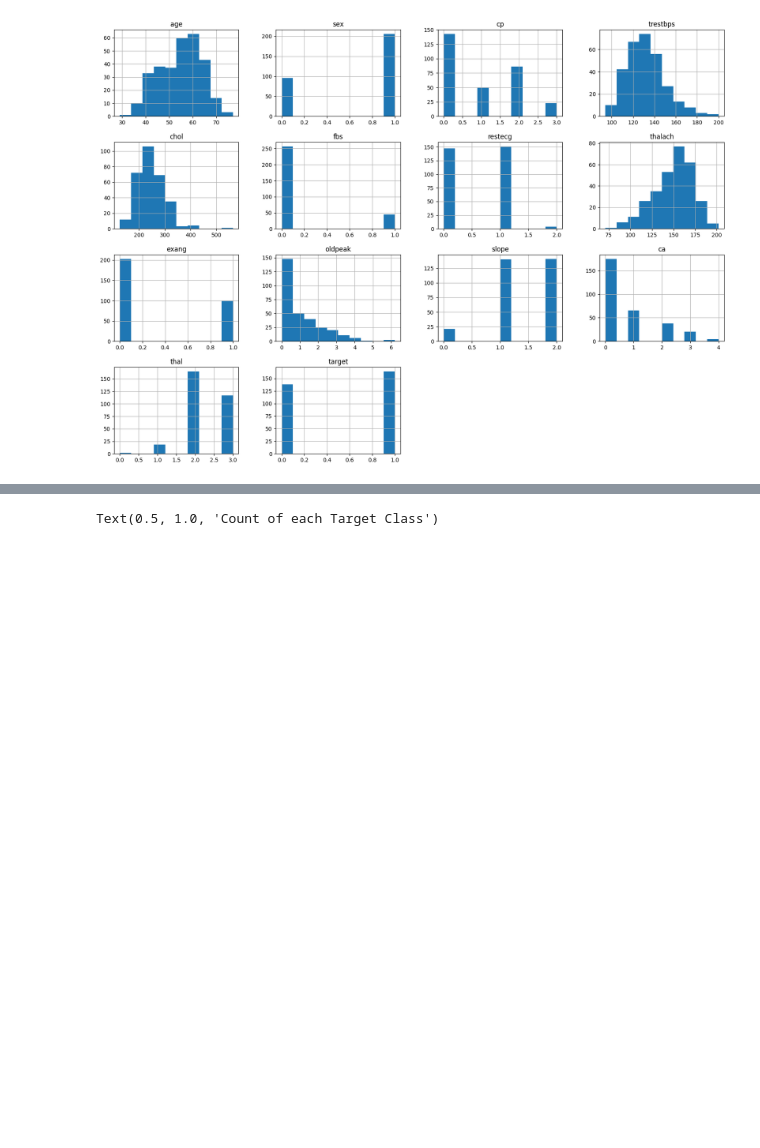
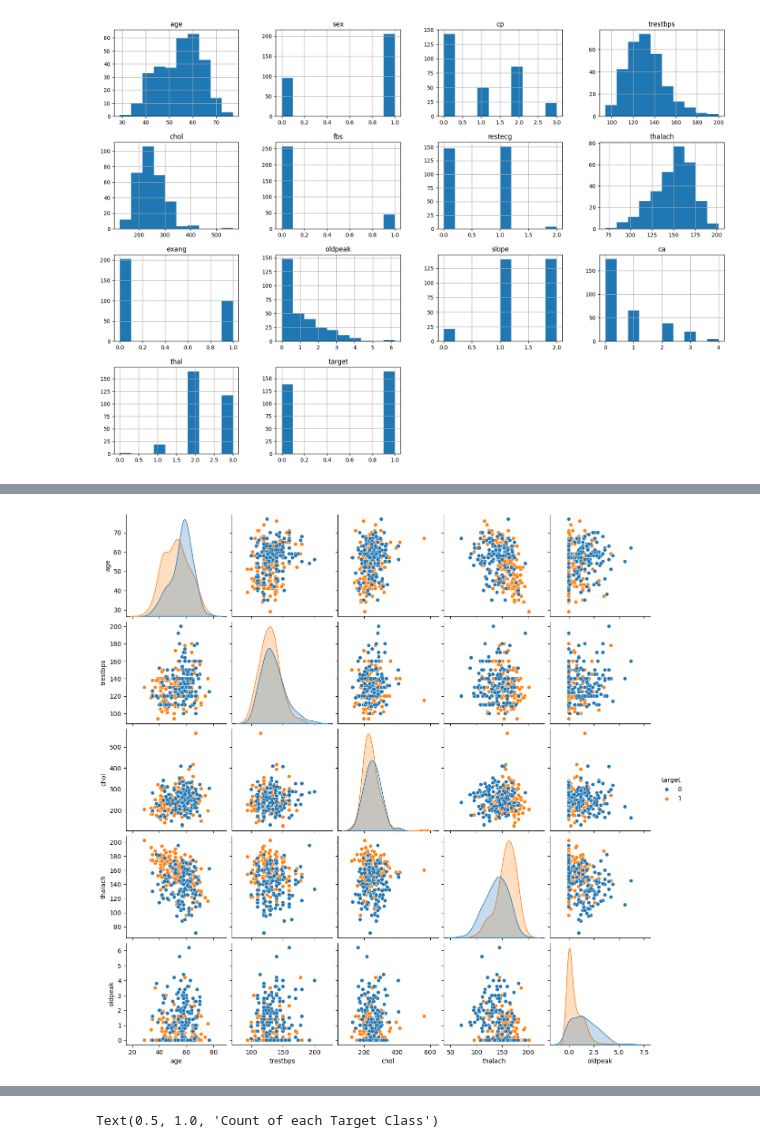
Before and after one commit to MoteneJan/Health_Heart_Disease_Prediction, a Jupyter notebook: Heart_Disease_Prediction.ipynb, the cells around one changed output, grey strips where cells are left out. Drawn from its saved outputs; the diff is of its cells as text; code cells hidden in the pictures; blank space fills up the shorter version.

```diff
--- a/Heart_Disease_Prediction.ipynb
+++ b/Heart_Disease_Prediction.ipynb
@@ -127,0 +162,6 @@ array([[<Axes: title={'center': 'age'}>, <Axes: title={'center': 'sex'}>,
+# %%
+selected_cols = ['age', 'trestbps', 'chol', 'thalach', 'oldpeak', 'target']
+sns.pairplot(data[selected_cols], hue='target')
+plt.show()
+# %% [output]
+[figure, added]
```
Also changed, not shown: parts of 18 cells of this notebook, 6 other files.
